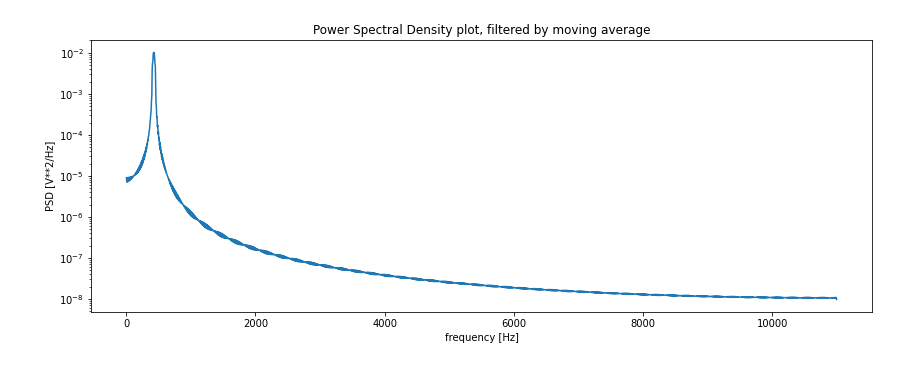
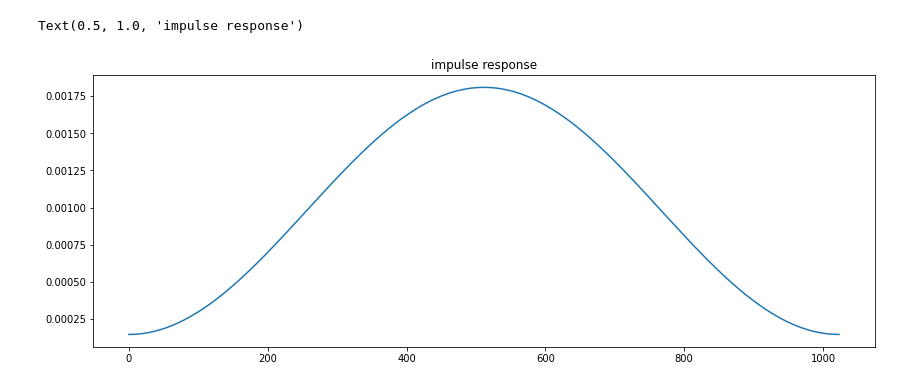
Before and after one commit to nip2/dsp_examples, a Jupyter notebook: sandbox1/pitches.ipynb, the cells around one changed output. Saved outputs shown, nothing was run; the diff lists cells and outputs as text; code cells hidden in the pictures.

```diff
--- a/sandbox1/pitches.ipynb
+++ b/sandbox1/pitches.ipynb
@@ -34 +41,22 @@ for k in range(108):
+# %%
+# indexing and dimension definitions
+pi = np.pi
+
+T = 1000       # duration of input signal (T samples)
+k = 8          # N to the kth power
+N = 2**k       # desired length of zero padded input signal for an N-point FFT
+# make sure N is sufficiently larger than T
+while T*2 > N:
+    k = k + 1
+    N = 2**k
+
+fs = 22050       # sampling freq
+Ts = 1/fs        # delta t
+ws = 2*np.pi*fs  # sampling freq (rad)
+
+# zero pad
+C = int((N-T)/2)        # index at t = 0
+D = C + T               # index at t = T
+n = np.linspace(0,T,T)
+n_pad = np.linspace(0,N,N)
 # %%
@@ -208,23 +412,23 @@ Text(0, 0.5, 'magnitude')
-# %%
-# Power spectral density
-
-ff, PSD = signal.periodogram(x[2:N], fs)
-fig= plt.figure(figsize=(14,5))
-
-# mov avg fft
-M = 7
-cumsum, moving_aves = [0], []
-for i, x in enumerate(PSD, 1):
-    cumsum.append(cumsum[i-1] + x)
-    if i>=M:
-        moving_ave = (cumsum[i] - cumsum[i-M])/M
-        moving_aves.append(moving_ave)
-
-plt.semilogy(ff[1:len(ff)-(M-1)], moving_aves[1:len(moving_aves)])
-#plt.semilogy(ff[1:len(ff)], PSD[1:len(PSD)])
-plt.title('Power Spectral Density plot, filtered by moving average')
-plt.xlabel('frequency [Hz]')
-plt.ylabel('PSD [V**2/Hz]')
-plt.show()
-# %% [output]
-[figure, removed]
+# %%
+# Part V: filtering
+
+# define FIR
+wc1 = 0.2/(2*np.pi)       # normalized cutoff freq
+L = N//2                  # length of filter window
+h = signal.firwin(L,cutoff=wc1,window='hamming',pass_zero='lowpass',fs=fs)
+
+# make non-negative (don't need for normal usage, breaks some impulse responses):
+#H = scipy.fft.fft(h)
+#H = np.convolve(H,H,'same')
+#h = np.abs(scipy.fft.ifft(H))
+
+# normalize:
+h = h * 1/sum(h)
+
+# plot
+fig= plt.figure(figsize=(14,5))
+plt.plot(range(L),h)
+plt.title('impulse response')
+# %% [output]
+Text(0.5, 1.0, 'impulse response')
+[figure, added]
```
Also changed, not shown: parts of 17 cells of this notebook, 8 other files.
